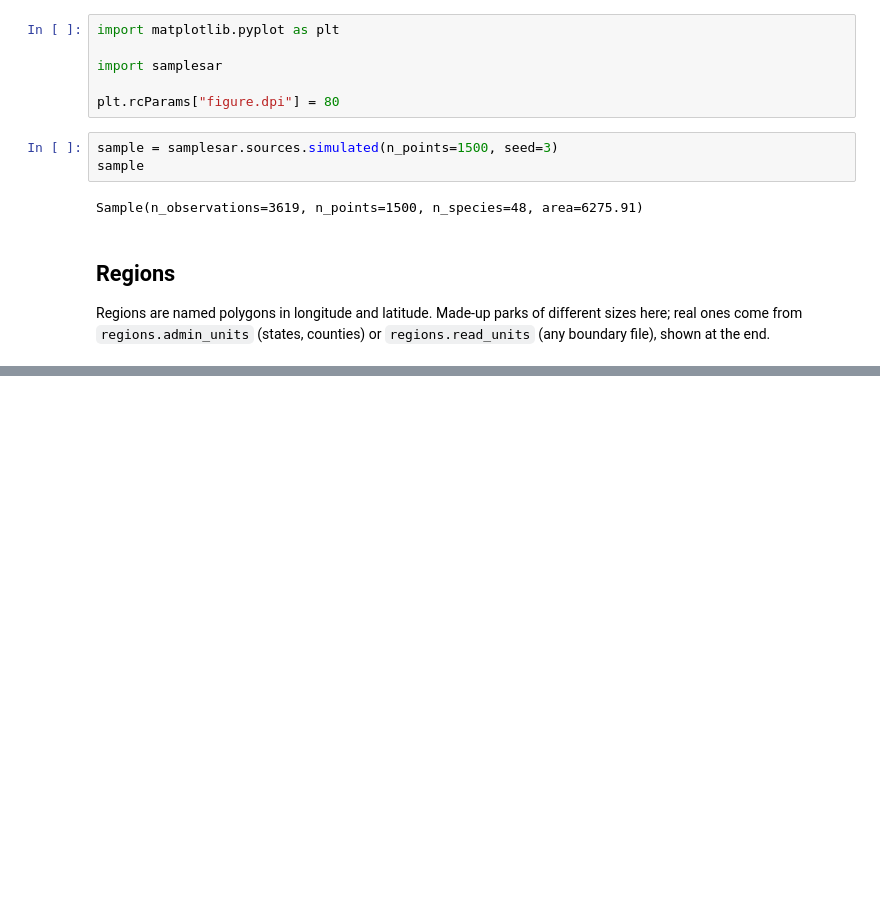
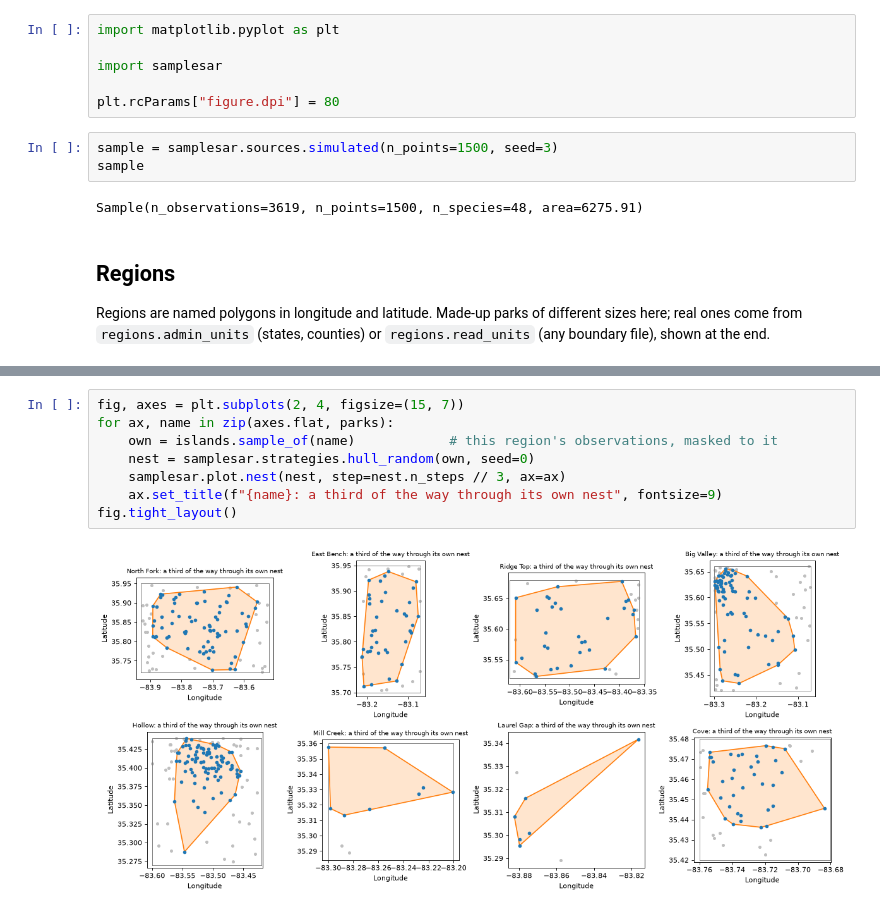
Before and after one commit to jmcmeen/samplesar, a Jupyter notebook: docs/examples/islands.ipynb, the cells around one changed output, grey strips where cells are left out. Saved outputs shown, nothing was run; the diff lists cells and outputs as text; blank space fills up the shorter version.

```diff
--- a/docs/examples/islands.ipynb
+++ b/docs/examples/islands.ipynb
@@ -123,0 +140,10 @@ Boundaries from geoBoundaries are downloaded once and cached; they carry their o
+# %%
+fig, axes = plt.subplots(2, 4, figsize=(15, 7))
+for ax, name in zip(axes.flat, parks):
+    own = islands.sample_of(name)            # this region's observations, masked to it
+    nest = samplesar.strategies.hull_random(own, seed=0)
+    samplesar.plot.nest(nest, step=nest.n_steps // 3, ax=ax)
+    ax.set_title(f"{name}: a third of the way through its own nest", fontsize=9)
+fig.tight_layout()
+# %% [output]
+[figure, added]
```
Also changed, not shown: parts of 32 cells of this notebook, 14 other files.
